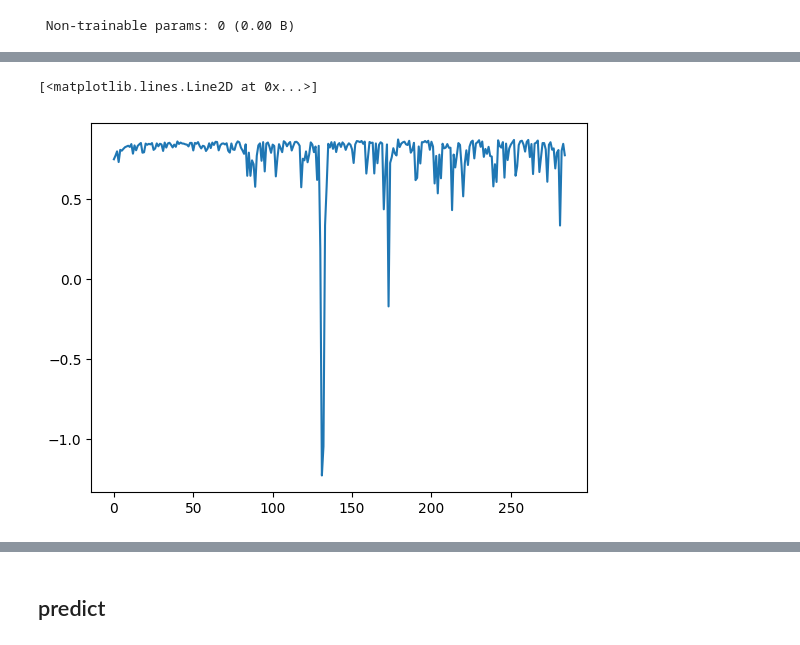
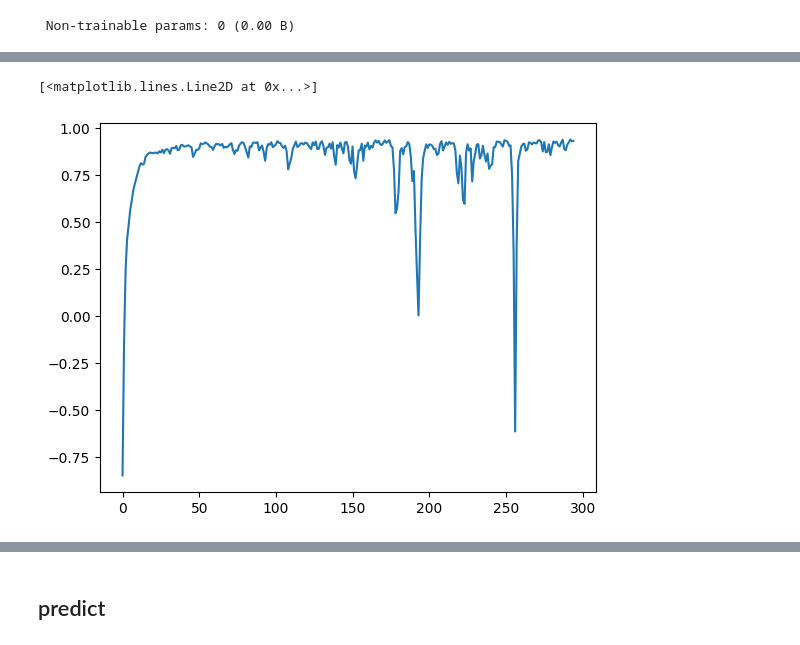
Before and after one commit to androidvitb/Laptop-Price-Predictor, a Jupyter notebook: Model/laptop_price_prediction.ipynb, the cells around one changed output, grey strips where cells are left out. Drawn from its saved outputs; the diff is of its cells as text; code cells hidden in the pictures.

```diff
--- a/Model/laptop_price_prediction.ipynb
+++ b/Model/laptop_price_prediction.ipynb
@@ -1262,10 +1262,10 @@ Epoch 299/300
 Epoch 300/300
 10/10 ━━━━━━━━━━━━━━━━━━━━ 0s 28ms/step - loss: 0.1607 - r2_score: 0.9343 - val_loss: 0.1871 - val_r2_score: 0.8718
 # %%
-plt.plot(history.history["val_r2_score"][15:])
+plt.plot(history.history["r2_score"][5:])
 # %% [output]
 [<matplotlib.lines.Line2D at 0x...>]
-[figure, old version]
+[figure, new version]
 # %%
 plt.plot(history.history["val_loss"])
 # %% [output]
```
Also changed, not shown: parts of 1 cell of this notebook.
